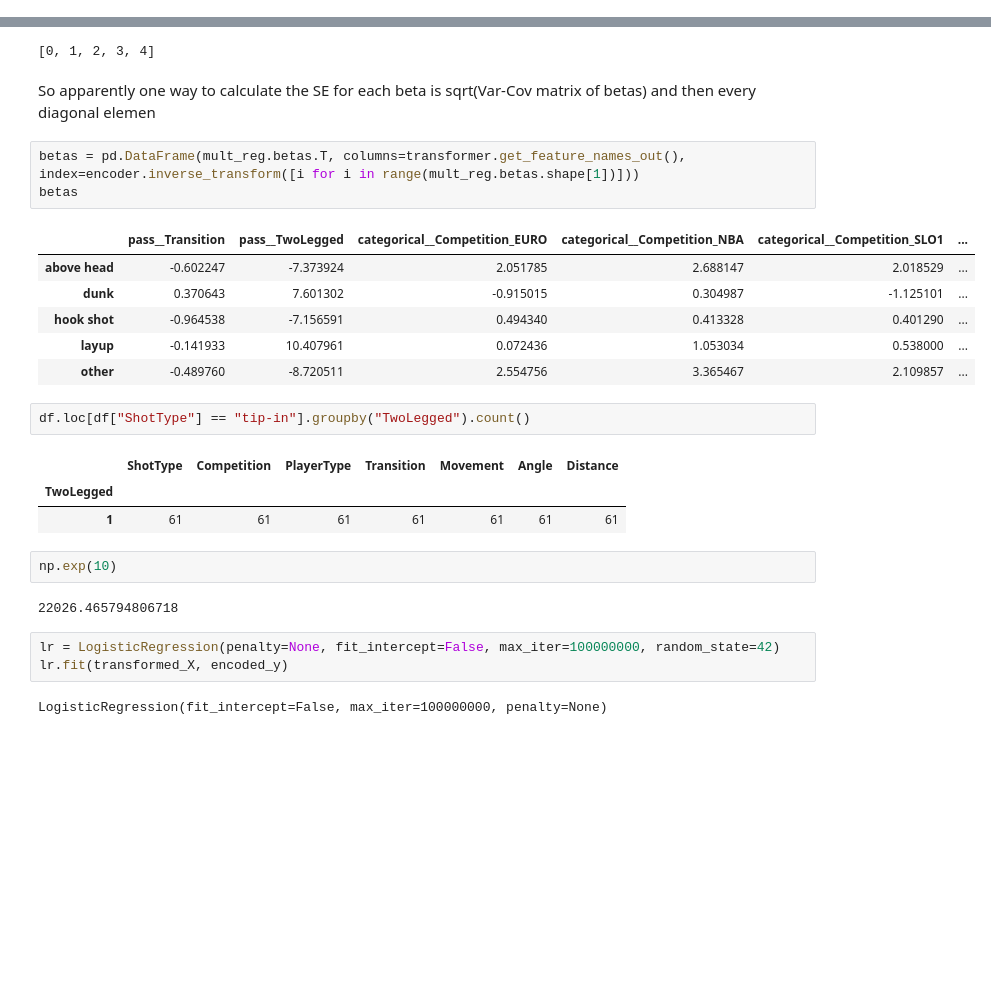
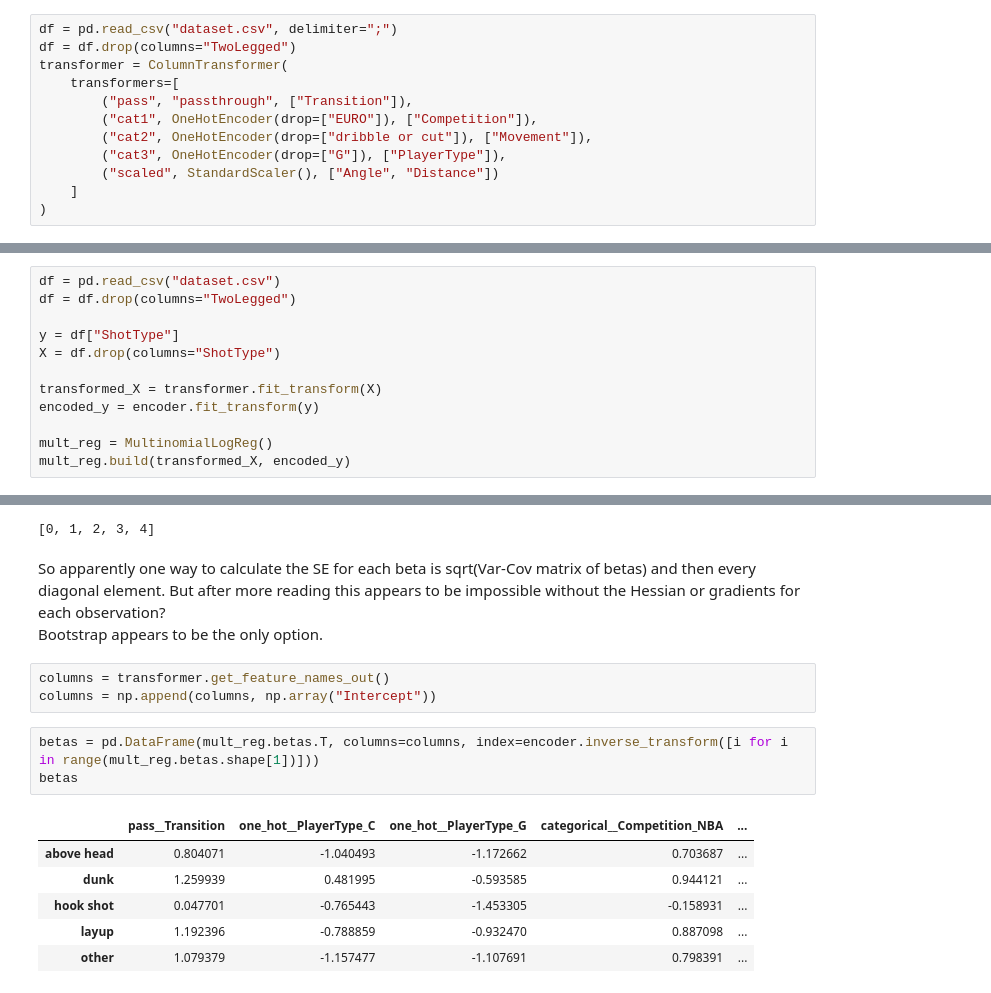
Before and after one commit to MatejVre/Generalized_Linear_Models, a Jupyter notebook: testing.ipynb, the cells around one changed output, grey strips where cells are left out. Drawn from its saved outputs; the diff is of its cells as text; blank space fills up the shorter version.

Commit message:
Added back the intercept for multinomial. Will do the same for ordinal tomorrow.

```diff
--- a/testing.ipynb
+++ b/testing.ipynb
@@ -72,0 +12,12 @@ mult_reg.build(transformed_X, encoded_y)
+# %%
+df = pd.read_csv("dataset.csv", delimiter=";")
+df = df.drop(columns="TwoLegged")
+transformer = ColumnTransformer(
+    transformers=[
+        ("pass", "passthrough", ["Transition"]),
+        ("cat1", OneHotEncoder(drop=["EURO"]), ["Competition"]),
+        ("cat2", OneHotEncoder(drop=["dribble or cut"]), ["Movement"]),
+        ("cat3", OneHotEncoder(drop=["G"]), ["PlayerType"]),
+        ("scaled", StandardScaler(), ["Angle", "Distance"])
+    ]
+)
@@ -72,0 +153,12 @@ mult_reg.build(transformed_X, encoded_y)
+# %%
+df = pd.read_csv("dataset.csv")
+df = df.drop(columns="TwoLegged")
+
+y = df["ShotType"]
+X = df.drop(columns="ShotType")
+
+transformed_X = transformer.fit_transform(X)
+encoded_y = encoder.fit_transform(y)
+
+mult_reg = MultinomialLogReg()
+mult_reg.build(transformed_X, encoded_y)
@@ -77,29 +188,18 @@ encoder.transform(uniq)
 # %% [output]
 [0, 1, 2, 3, 4]
 # %% [markdown]
-So apparently one way to calculate the SE for each beta is sqrt(Var-Cov matrix of betas) and then every diagonal elemen
+So apparently one way to calculate the SE for each beta is sqrt(Var-Cov matrix of betas) and then every diagonal element. But after more reading this appears to be impossible without the Hessian or gradients for each observation?\
+Bootstrap appears to be the only option.
+# %%
+columns = transformer.get_feature_names_out()
+columns = np.append(columns, np.array("Intercept"))
 # %%
-betas = pd.DataFrame(mult_reg.betas.T, columns=transformer.get_feature_names_out(), index=encoder.inverse_transform([i for i in range(mult_reg.betas.shape[1])]))
+betas = pd.DataFrame(mult_reg.betas.T, columns=columns, index=encoder.inverse_transform([i for i in range(mult_reg.betas.shape[1])]))
 betas
 # %% [output]
-|  | pass__Transition | pass__TwoLegged | categorical__Competition_EURO | categorical__Competition_NBA | categorical__Competition_SLO1 | ... |
-| above head | -0.602247 | -7.373924 | 2.051785 | 2.688147 | 2.018529 | ... |
-| dunk | 0.370643 | 7.601302 | -0.915015 | 0.304987 | -1.125101 | ... |
-| hook shot | -0.964538 | -7.156591 | 0.494340 | 0.413328 | 0.401290 | ... |
-| layup | -0.141933 | 10.407961 | 0.072436 | 1.053034 | 0.538000 | ... |
-| other | -0.489760 | -8.720511 | 2.554756 | 3.365467 | 2.109857 | ... |
+|  | pass__Transition | one_hot__PlayerType_C | one_hot__PlayerType_G | categorical__Competition_NBA | ... |
+| above head | 0.804071 | -1.040493 | -1.172662 | 0.703687 | ... |
+| dunk | 1.259939 | 0.481995 | -0.593585 | 0.944121 | ... |
+| hook shot | 0.047701 | -0.765443 | -1.453305 | -0.158931 | ... |
+| layup | 1.192396 | -0.788859 | -0.932470 | 0.887098 | ... |
+| other | 1.079379 | -1.157477 | -1.107691 | 0.798391 | ... |
-# %%
-df.loc[df["ShotType"] == "tip-in"].groupby("TwoLegged").count()
-# %% [output]
-|  | ShotType | Competition | PlayerType | Transition | Movement | Angle | Distance |
-| TwoLegged |  |  |  |  |  |  |  |
-| 1 | 61 | 61 | 61 | 61 | 61 | 61 | 61 |
-# %%
-np.exp(10)
-# %% [output]
-22026.465794806718
-# %%
-lr = LogisticRegression(penalty=None, fit_intercept=False, max_iter=100000000, random_state=42)
-lr.fit(transformed_X, encoded_y)
-# %% [output]
-LogisticRegression(fit_intercept=False, max_iter=100000000, penalty=None)
```
Also changed, not shown: parts of 21 cells of this notebook, 1 other file.
